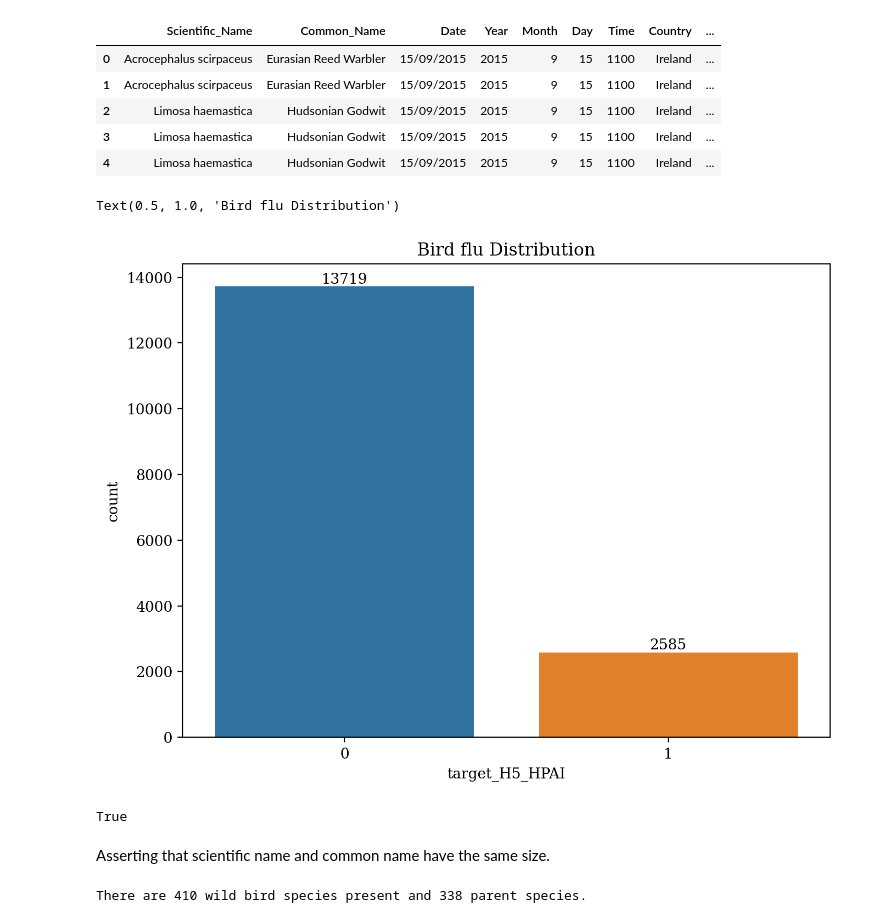
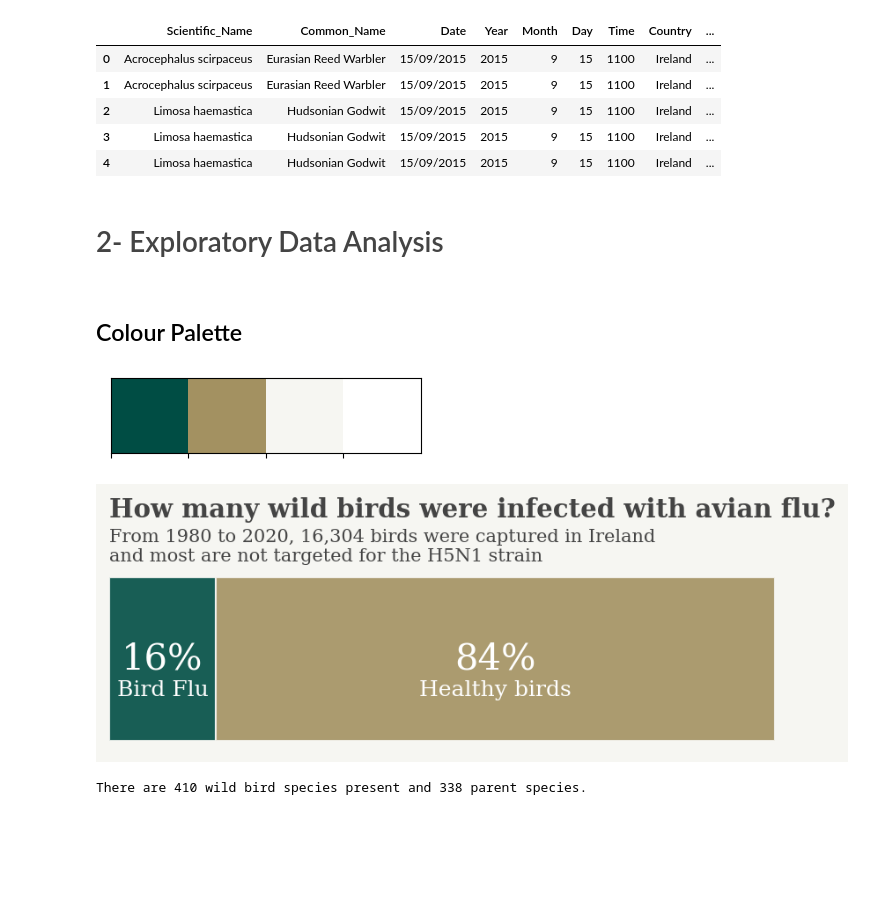
Before and after one commit to pessini/avian-flu-wild-birds-ireland, a Jupyter notebook: Exploratory-Data-Analysis-EDA.ipynb, the cells around one changed output. Drawn from its saved outputs; the diff is of its cells as text; code cells hidden in the pictures; blank space fills up the shorter version.

```diff
--- a/Exploratory-Data-Analysis-EDA.ipynb
+++ b/Exploratory-Data-Analysis-EDA.ipynb
@@ -62,7 +64,9 @@ from pathlib import Path
 %matplotlib inline
 #matplotlib.style.use("ggplot")
 plt.rcParams["font.family"] = "serif"
-plt.rcParams['figure.dpi'] = 200
+plt.rcParams['figure.dpi'] = 100
+
+import geopandas as gpd
 
 import time
 import warnings
@@ -116,39 +120,55 @@ bird_flu.head()
 | 2 | Limosa haemastica | Hudsonian Godwit | 15/09/2015 | 2015 | 9 | 15 | 1100 | Ireland | ... |
 | 3 | Limosa haemastica | Hudsonian Godwit | 15/09/2015 | 2015 | 9 | 15 | 1100 | Ireland | ... |
 | 4 | Limosa haemastica | Hudsonian Godwit | 15/09/2015 | 2015 | 9 | 15 | 1100 | Ireland | ... |
+# %% [markdown]
+<a id="2"></a>
+# <p style="font-size:100%; text-align:left; color:#444444;">2- Exploratory Data Analysis</p>
+# %% [markdown]
+## Colour Palette
+# %%
+sns.palplot(['#004D44','#A39161','#F6F6F2','#FBFBFB'])
+# %% [output]
+[figure, added]
 # %%
-y = bird_flu.target_H5_HPAI
-fig = plt.figure(figsize=(8, 6))
-ax = sns.countplot(y,label="Count")
+x=bird_flu.groupby(['target_H5_HPAI'])['target_H5_HPAI'].count()
+y=len(bird_flu)
+r=((x/y)).round(2)
+ratio = pd.DataFrame(r).T
 
-total_size = len(bird_flu)
+fig, ax = plt.subplots(1,1,figsize=(6.5, 1.8),dpi=150)
+background_color = "#F6F6F2"
+fig.patch.set_facecolor(background_color)
+ax.set_facecolor(background_color)
 
-# Display the target value ratio at the top of the bar
-for patch in ax.patches:
-    height = patch.get_height()
-    width = patch.get_width()
-    left_coord = patch.get_x()
-    percent = height/total_size*100
+ax.barh(ratio.index, ratio[1.0], color='#004D44', alpha=0.9, ec=background_color, label='Infected Birds')
+ax.barh(ratio.index, ratio[0.0], left=ratio[1.0], color='#A39161', alpha=0.9,ec=background_color, label='Healthy Birds')
 
-    ax.text(x=left_coord + width/2.0,
-            y=height + 100,
-            s='{:1}'.format(height),
-            ha='center')
+ax.set_xlim(0, 1)
+ax.set_xticks([])
+ax.set_yticks([])
+ax.legend().set_visible(False)
+for s in ['top', 'left', 'right', 'bottom']:
+    ax.spines[s].set_visible(False)
 
-ax.set_title('Bird flu Distribution')
+for i in ratio.index:
+    ax.annotate(f"{int(ratio[1.0][i]*100)}%", xy=(ratio[1.0][i]/2, i),va = 'center', ha='center',fontsize=20, fontweight='light', fontfamily='serif',color='white')
+    ax.annotate("Bird Flu", xy=(ratio[1.0][i]/2, -0.15),va = 'center', ha='center',fontsize=12, fontweight='light', fontfamily='serif',color='white')
+
+for i in ratio.index:
+    ax.annotate(f"{int(ratio[0.0][i]*100)}%", xy=(ratio[1.0][i]+ratio[0.0][i]/2, i),va = 'center', ha='center',fontsize=20, fontweight='light', fontfamily='serif',color='white')
+    ax.annotate("Healthy birds", xy=(ratio[1.0][i]+ratio[0.0][i]/2, -0.15),va = 'center', ha='center',fontsize=12, fontweight='light', fontfamily='serif',color='white')
+
+subtitle = 'From 1980 to 2020, {:,} birds were captured in Ireland \nand most are not targeted for the H5N1 strain'.format(y)
+fig.text(0.125,1.1,'How many wild birds were infected with avian flu?', fontfamily='serif',fontsize=14, fontweight='bold', color='#444444')
+fig.text(0.125,0.915,subtitle,fontfamily='serif',fontsize=10, color='#444444')
+
+plt.show()
 # %% [output]
-Text(0.5, 1.0, 'Bird flu Distribution')
-[figure, old version]
+[figure, new version]
 # %%
 grouped_scientific_name = pd.DataFrame({'count' : bird_flu.groupby(['Scientific_Name'])['Scientific_Name'].size()}).reset_index()
 grouped_common_name = pd.DataFrame({'count' : bird_flu.groupby(['Common_Name'])['Common_Name'].size()}).reset_index()
 grouped_parent_species = pd.DataFrame({'count' : bird_flu.groupby(['Parent_Species'])['Parent_Species'].size()}).reset_index()
-# %%
-len(grouped_scientific_name) == len(grouped_common_name)
-# %% [output]
-True
-# %% [markdown]
-Asserting that scientific name and common name have the same size.
 # %%
 print("There are {} wild bird species present and {} parent species.".format(len(grouped_common_name), len(grouped_parent_species)))
 # %% [output]
```
Also changed, not shown: parts of 16 cells of this notebook, 1 other file.
